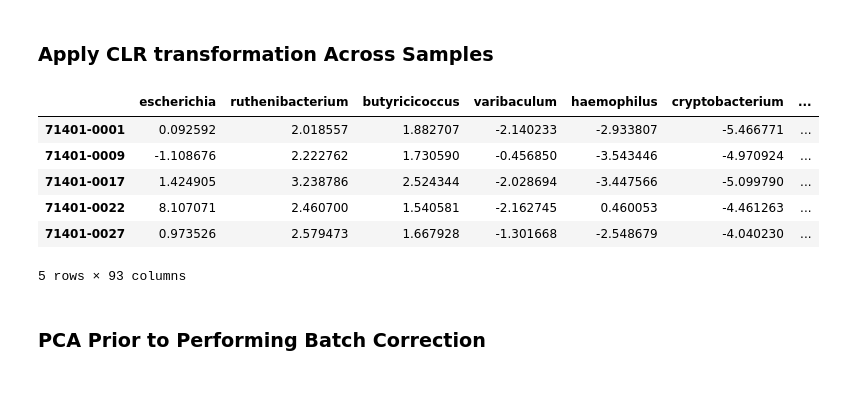
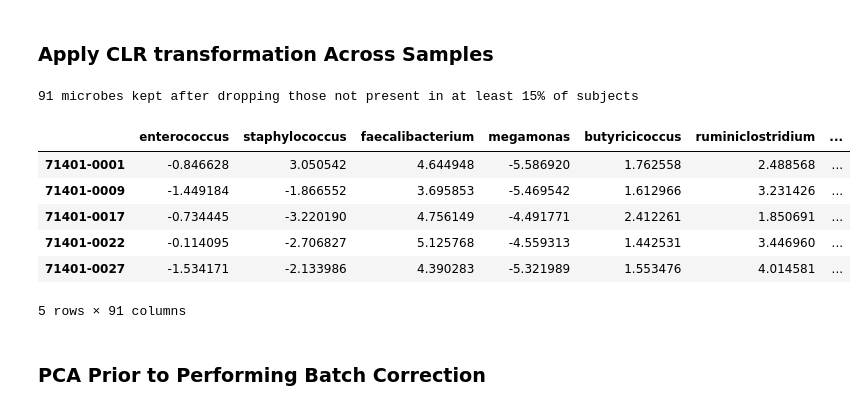
Before and after one commit to evelynsq/gut-microbiome-signature-multiple-sclerosis, a Jupyter notebook: 3_harmonize_datasets.ipynb, the cells around one changed output. Drawn from its saved outputs; the diff is of its cells as text; code cells hidden in the pictures.

```diff
--- a/3_harmonize_datasets.ipynb
+++ b/3_harmonize_datasets.ipynb
@@ -100,22 +96,30 @@ Name: count, dtype: int64
 # %%
 og_abundances = combined_df.drop(columns=['Cohort'])
 
+# get the fraction of non-zero abundances for each column
+nonzero_freqs = (og_abundances > 0).mean(axis=0)
+
+# only keep microbes in at least 15% of the patients
+filt_abundances = og_abundances.loc[:, nonzero_freqs >= 0.15]
+print(f"{len(microbes_to_keep)} microbes kept after dropping those not present in at least 15% of subjects")
+
 # need to add a pseudocount to deal with zeros
 pseudo_count = 1e-6
-pseudo_abundances = og_abundances + pseudo_count
+pseudo_abundances = filt_abundances + pseudo_count
 
 # apply the CLR transformation
 clr_abundances = clr(pseudo_abundances)
-clr_df = pd.DataFrame(clr_abundances, columns=og_abundances.columns, index=og_abundances.index)
+clr_df = pd.DataFrame(clr_abundances, columns=filt_abundances.columns, index=filt_abundances.index)
 clr_df.head()
 # %% [output]
+91 microbes kept after dropping those not present in at least 15% of subjects
-|  | escherichia | ruthenibacterium | butyricicoccus | varibaculum | haemophilus | cryptobacterium | ... |
-| 71401-0001 | 0.092592 | 2.018557 | 1.882707 | -2.140233 | -2.933807 | -5.466771 | ... |
-| 71401-0009 | -1.108676 | 2.222762 | 1.730590 | -0.456850 | -3.543446 | -4.970924 | ... |
-| 71401-0017 | 1.424905 | 3.238786 | 2.524344 | -2.028694 | -3.447566 | -5.099790 | ... |
-| 71401-0022 | 8.107071 | 2.460700 | 1.540581 | -2.162745 | 0.460053 | -4.461263 | ... |
-| 71401-0027 | 0.973526 | 2.579473 | 1.667928 | -1.301668 | -2.548679 | -4.040230 | ... |
+|  | enterococcus | staphylococcus | faecalibacterium | megamonas | butyricicoccus | ruminiclostridium | ... |
+| 71401-0001 | -0.846628 | 3.050542 | 4.644948 | -5.586920 | 1.762558 | 2.488568 | ... |
+| 71401-0009 | -1.449184 | -1.866552 | 3.695853 | -5.469542 | 1.612966 | 3.231426 | ... |
+| 71401-0017 | -0.734445 | -3.220190 | 4.756149 | -4.491771 | 2.412261 | 1.850691 | ... |
+| 71401-0022 | -0.114095 | -2.706827 | 5.125768 | -4.559313 | 1.442531 | 3.446960 | ... |
+| 71401-0027 | -1.534171 | -2.133986 | 4.390283 | -5.321989 | 1.553476 | 4.014581 | ... |
-5 rows × 93 columns
+5 rows × 91 columns
 # %% [markdown]
 ### PCA Prior to Performing Batch Correction
 # %%
```
Also changed, not shown: parts of 7 cells of this notebook, 3 other files.
